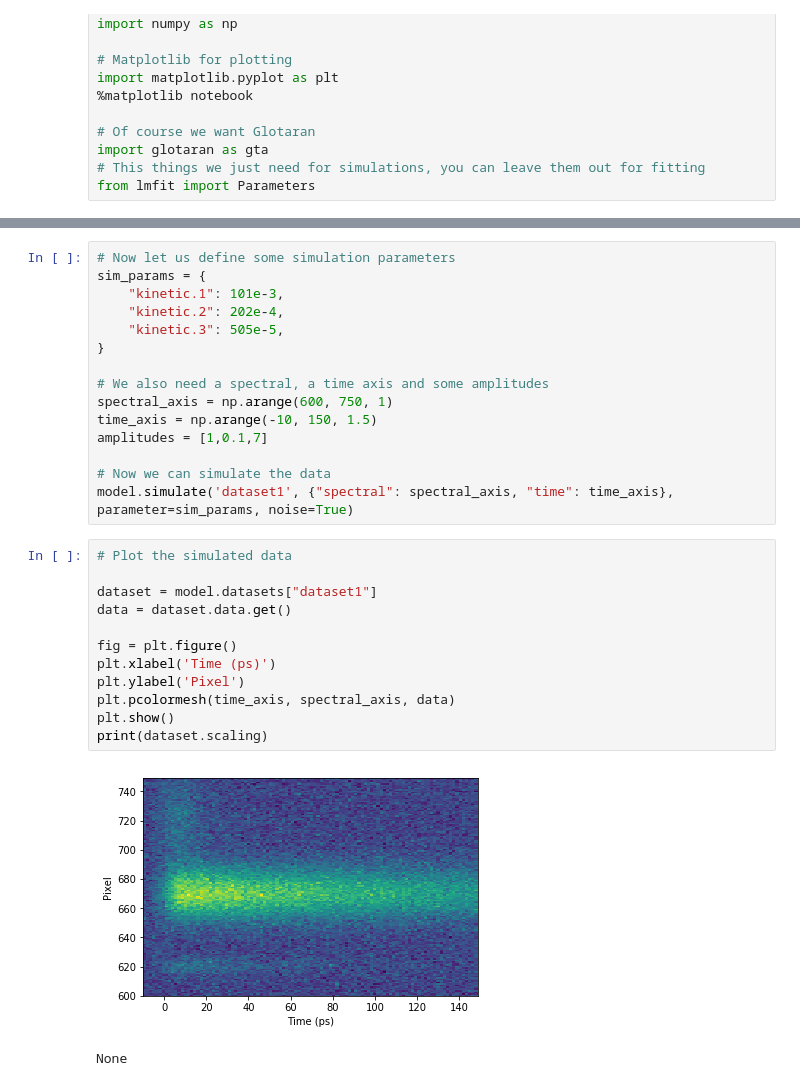
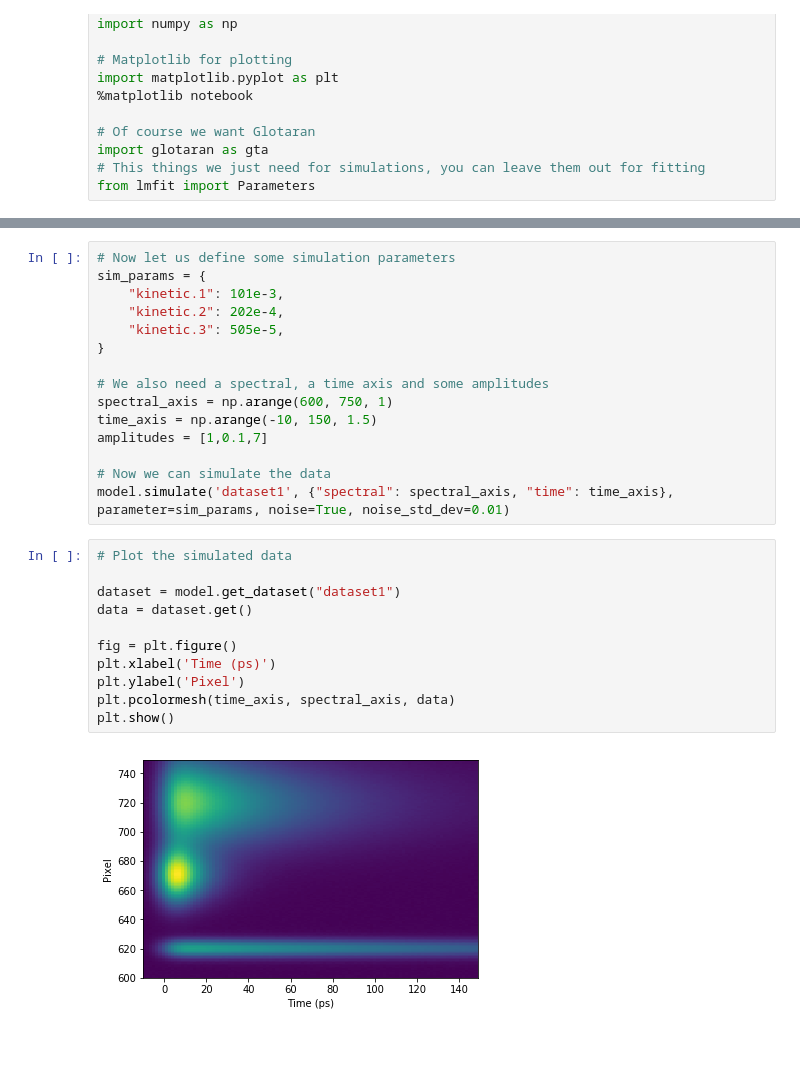
Before and after one commit to glotaran/pyglotaran, a Jupyter notebook: notebook/getting_started.ipynb, the cells around one changed output, grey strips where cells are left out. Drawn from its saved outputs; the diff is of its cells as text; blank space fills up the shorter version.

```diff
--- a/notebook/getting_started.ipynb
+++ b/notebook/getting_started.ipynb
@@ -123,22 +122,20 @@ time_axis = np.arange(-10, 150, 1.5)
 amplitudes = [1,0.1,7]
 
 # Now we can simulate the data
-model.simulate('dataset1', {"spectral": spectral_axis, "time": time_axis}, parameter=sim_params, noise=True)
+model.simulate('dataset1', {"spectral": spectral_axis, "time": time_axis}, parameter=sim_params, noise=True, noise_std_dev=0.01)
 # %%
 # Plot the simulated data
 
-dataset = model.datasets["dataset1"]
-data = dataset.data.get()
+dataset = model.get_dataset("dataset1")
+data = dataset.get()
 
 fig = plt.figure()
 plt.xlabel('Time (ps)')
 plt.ylabel('Pixel')
 plt.pcolormesh(time_axis, spectral_axis, data)
 plt.show()
-print(dataset.scaling)
 # %% [output]
-[figure, old version]
+[figure, new version]
-None
 # %%
 # Plot the SVD
 
```
Also changed, not shown: parts of 5 cells of this notebook, 15 other files.
